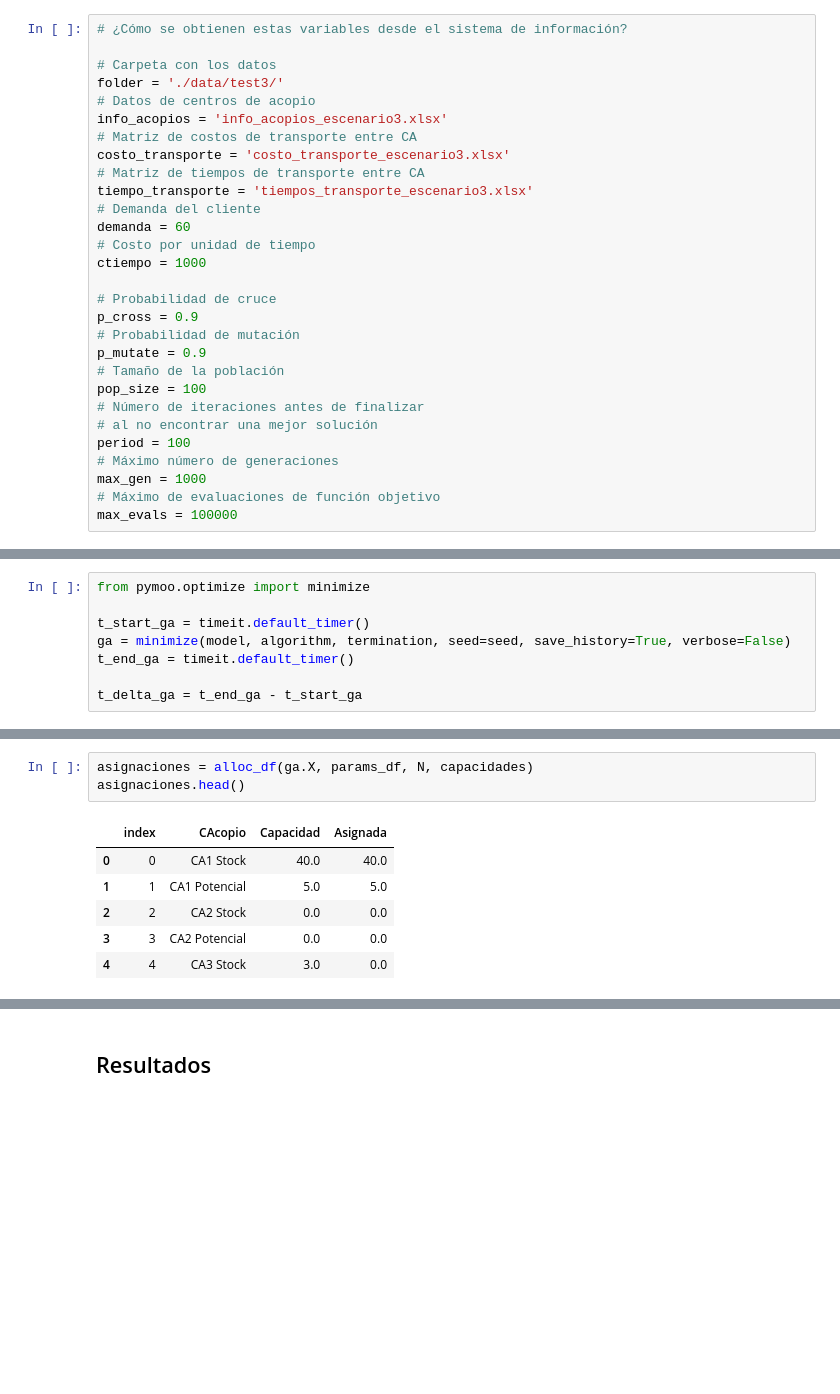
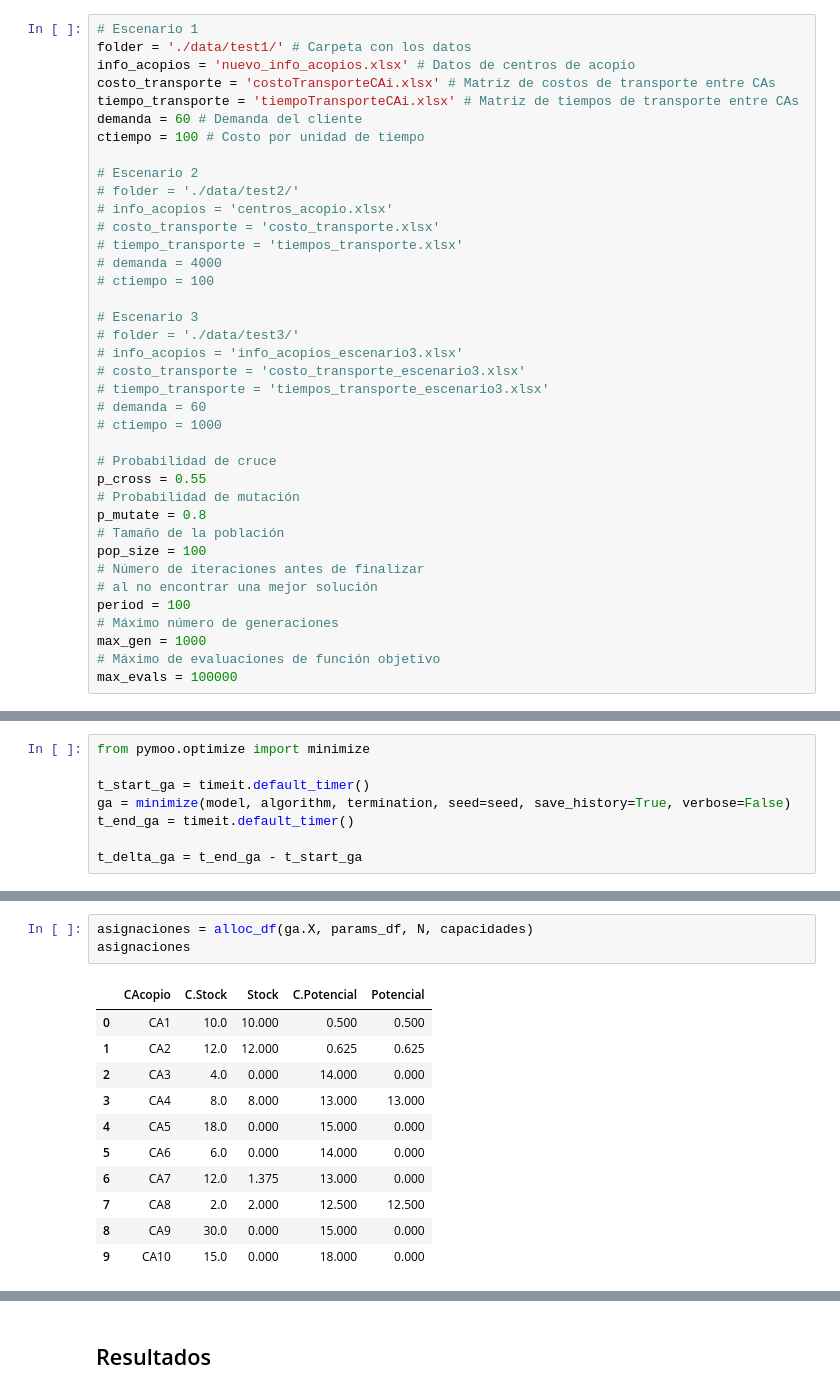
Before and after one commit to jefftorres/cheese, a Jupyter notebook: queso_ga.ipynb, the cells around one changed output, grey strips where cells are left out. Cells and saved outputs as stored; diff of their text form; blank space fills up the shorter version.

```diff
--- a/queso_ga.ipynb
+++ b/queso_ga.ipynb
@@ -13,25 +14,34 @@ Utilizando la librería [pymoo](https://pymoo.org/index.html), redefiniendo los
 # %% [markdown]
 ## Parámetros
 # %%
-# ¿Cómo se obtienen estas variables desde el sistema de información?
+# Escenario 1
+folder = './data/test1/' # Carpeta con los datos
+info_acopios = 'nuevo_info_acopios.xlsx' # Datos de centros de acopio
+costo_transporte = 'costoTransporteCAi.xlsx' # Matriz de costos de transporte entre CAs
+tiempo_transporte = 'tiempoTransporteCAi.xlsx' # Matriz de tiempos de transporte entre CAs
+demanda = 60 # Demanda del cliente
+ctiempo = 100 # Costo por unidad de tiempo
 
-# Carpeta con los datos
-folder = './data/test3/'
-# Datos de centros de acopio
-info_acopios = 'info_acopios_escenario3.xlsx'
-# Matriz de costos de transporte entre CA
-costo_transporte = 'costo_transporte_escenario3.xlsx'
-# Matriz de tiempos de transporte entre CA
-tiempo_transporte = 'tiempos_transporte_escenario3.xlsx'
-# Demanda del cliente
-demanda = 60
-# Costo por unidad de tiempo
-ctiempo = 1000
+# Escenario 2
+# folder = './data/test2/'
+# info_acopios = 'centros_acopio.xlsx'
+# costo_transporte = 'costo_transporte.xlsx'
+# tiempo_transporte = 'tiempos_transporte.xlsx'
+# demanda = 4000
+# ctiempo = 100
+
+# Escenario 3
+# folder = './data/test3/'
+# info_acopios = 'info_acopios_escenario3.xlsx'
+# costo_transporte = 'costo_transporte_escenario3.xlsx'
+# tiempo_transporte = 'tiempos_transporte_escenario3.xlsx'
+# demanda = 60
+# ctiempo = 1000
 
 # Probabilidad de cruce
-p_cross = 0.9
+p_cross = 0.55
 # Probabilidad de mutación
-p_mutate = 0.9
+p_mutate = 0.8
 # Tamaño de la población
 pop_size = 100
 # Número de iteraciones antes de finalizar
@@ -266,10 +269,15 @@ Tiempo: 8897ms, (8.896698900032789)
 # %%
 asignaciones = alloc_df(ga.X, params_df, N, capacidades)
-asignaciones.head()
+asignaciones
 # %% [output]
-|  | index | CAcopio | Capacidad | Asignada |
-| 0 | 0 | CA1 Stock | 40.0 | 40.0 |
-| 1 | 1 | CA1 Potencial | 5.0 | 5.0 |
-| 2 | 2 | CA2 Stock | 0.0 | 0.0 |
-| 3 | 3 | CA2 Potencial | 0.0 | 0.0 |
-| 4 | 4 | CA3 Stock | 3.0 | 0.0 |
+|  | CAcopio | C.Stock | Stock | C.Potencial | Potencial |
+| 0 | CA1 | 10.0 | 10.000 | 0.500 | 0.500 |
+| 1 | CA2 | 12.0 | 12.000 | 0.625 | 0.625 |
+| 2 | CA3 | 4.0 | 0.000 | 14.000 | 0.000 |
+| 3 | CA4 | 8.0 | 8.000 | 13.000 | 13.000 |
+| 4 | CA5 | 18.0 | 0.000 | 15.000 | 0.000 |
+| 5 | CA6 | 6.0 | 0.000 | 14.000 | 0.000 |
+| 6 | CA7 | 12.0 | 1.375 | 13.000 | 0.000 |
+| 7 | CA8 | 2.0 | 2.000 | 12.500 | 12.500 |
+| 8 | CA9 | 30.0 | 0.000 | 15.000 | 0.000 |
+| 9 | CA10 | 15.0 | 0.000 | 18.000 | 0.000 |
```
Also changed, not shown: parts of 13 cells of this notebook, 2 other files.
